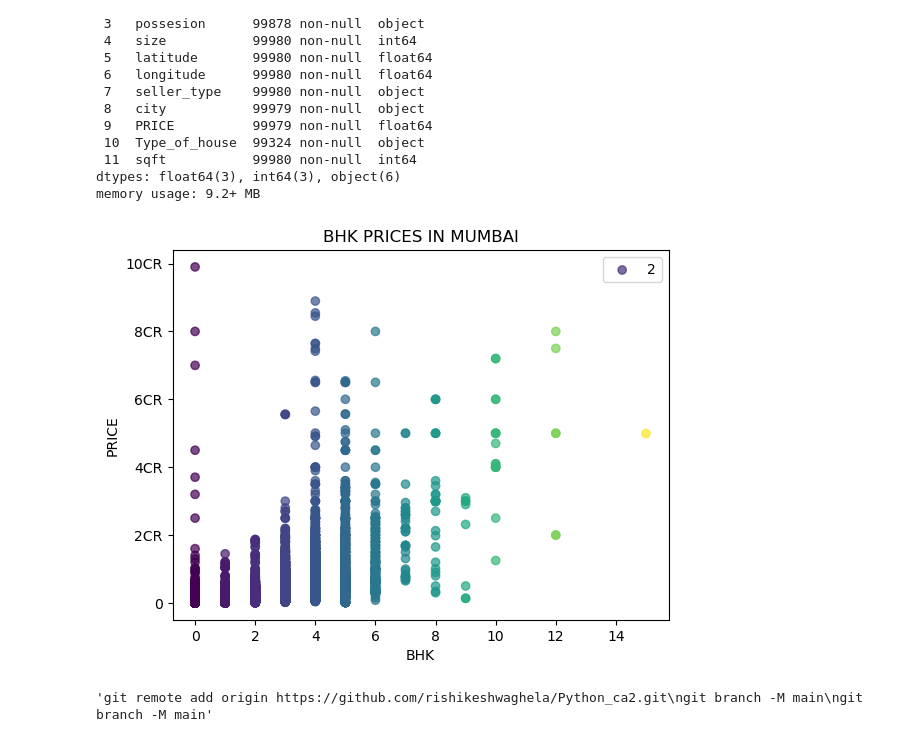
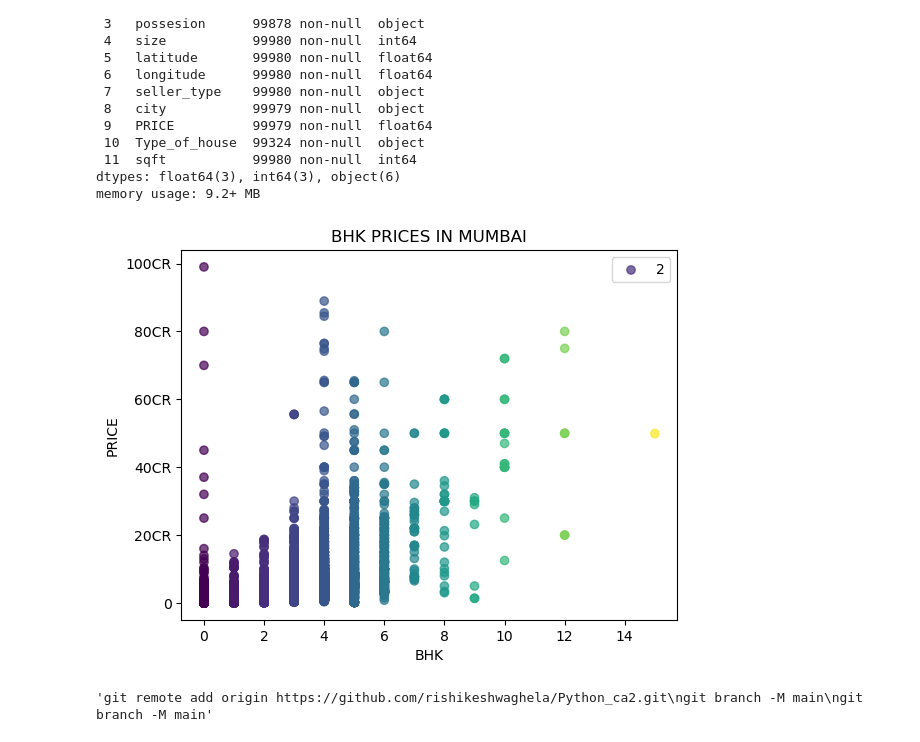
Before and after one commit to rishikeshwaghela/Python_ca2, a Jupyter notebook: final_ca2.ipynb, the cells around one changed output. Cells and saved outputs as stored; diff of their text form; code cells hidden in the pictures.

```diff
--- a/final_ca2.ipynb
+++ b/final_ca2.ipynb
@@ -347,14 +347,15 @@ import matplotlib.pyplot as plt
 # %%
 plt.scatter(mumbai_city["bhk"], mumbai_city["PRICE"], c = mumbai_city["bhk"], alpha= 0.7)
 plt.xlabel("BHK")
 plt.ylabel("PRICE")
 plt.legend(mumbai_city["bhk"])
-plt.yticks([0,2e8,4e8,6e8,8e8,10e8],["0","2CR","4CR","6CR","8CR","10CR"])
+plt.yticks([0,2e8,4e8,6e8,8e8,10e8],["0","20CR","40CR","60CR","80CR","100CR"])
+
 plt.title("BHK PRICES IN MUMBAI")
 
 plt.show()
 # %% [output]
-[figure, old version]
+[figure, new version]
 # %%
 """git remote add origin https://github.com/rishikeshwaghela/Python_ca2.git
 git branch -M main
```
Also changed, not shown: parts of 9 cells of this notebook.
